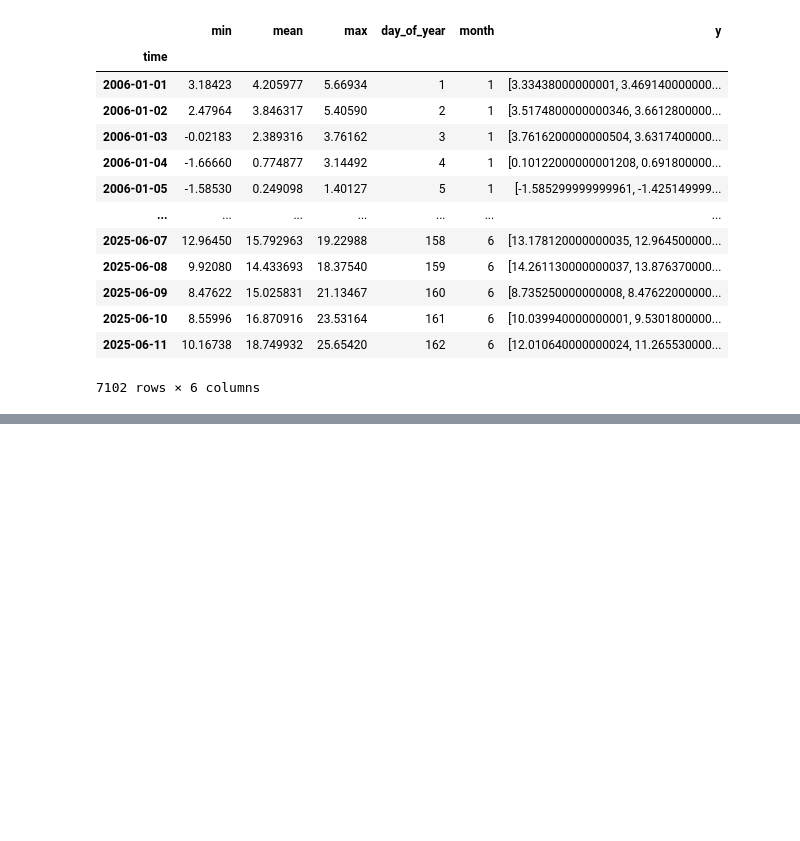
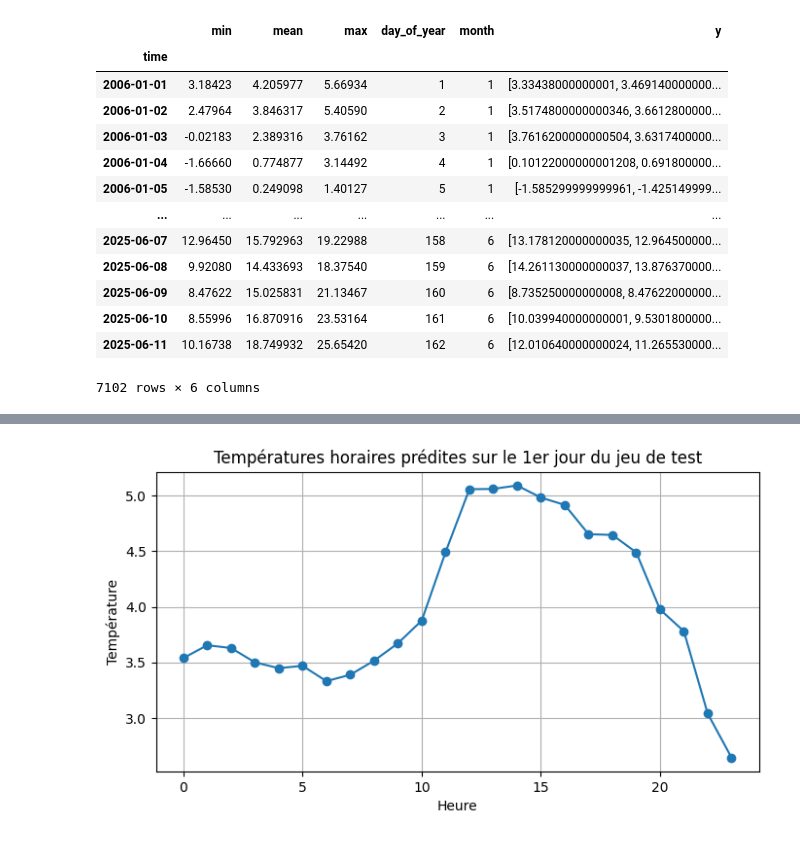
Before and after one commit to kubit07/data_analyse_DRIAS, a Jupyter notebook: bidirectinal_lstm_second_method.ipynb, the cells around one changed output, grey strips where cells are left out. Cells and saved outputs as stored; diff of their text form; code cells hidden in the pictures; blank space fills up the shorter version.

```diff
--- a/bidirectinal_lstm_second_method.ipynb
+++ b/bidirectinal_lstm_second_method.ipynb
@@ -1075,0 +915,17 @@ Exemple de prédiction...
+# %%
+# Extraire la première ligne du sous-ensemble (test set)
+y_values = data_prunay_hourly_temp_predict[-1421:].iloc[185]["y"]
+
+# Créer une série pandas avec index de 0 à 23 (heures)
+y_series = pd.Series(y_values, index=range(24))
+
+# Tracer la courbe
+plt.figure(figsize=(8, 4))
+y_series.plot(marker='o')
+plt.title("Températures horaires prédites sur le 1er jour du jeu de test")
+plt.xlabel("Heure")
+plt.ylabel("Température")
+plt.grid(True)
+plt.show()
+# %% [output]
+[figure, added]
```
Also changed, not shown: parts of 20 cells of this notebook, 5 other files.
